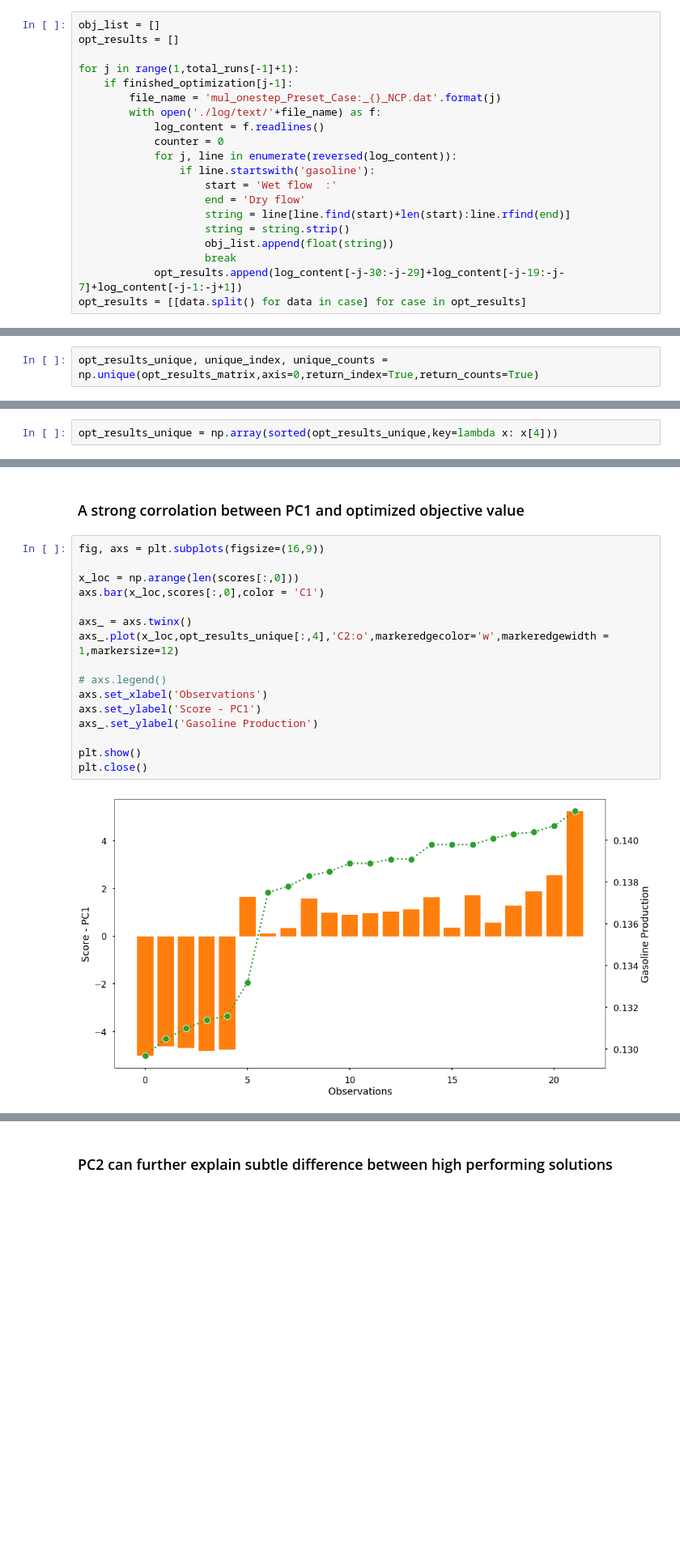
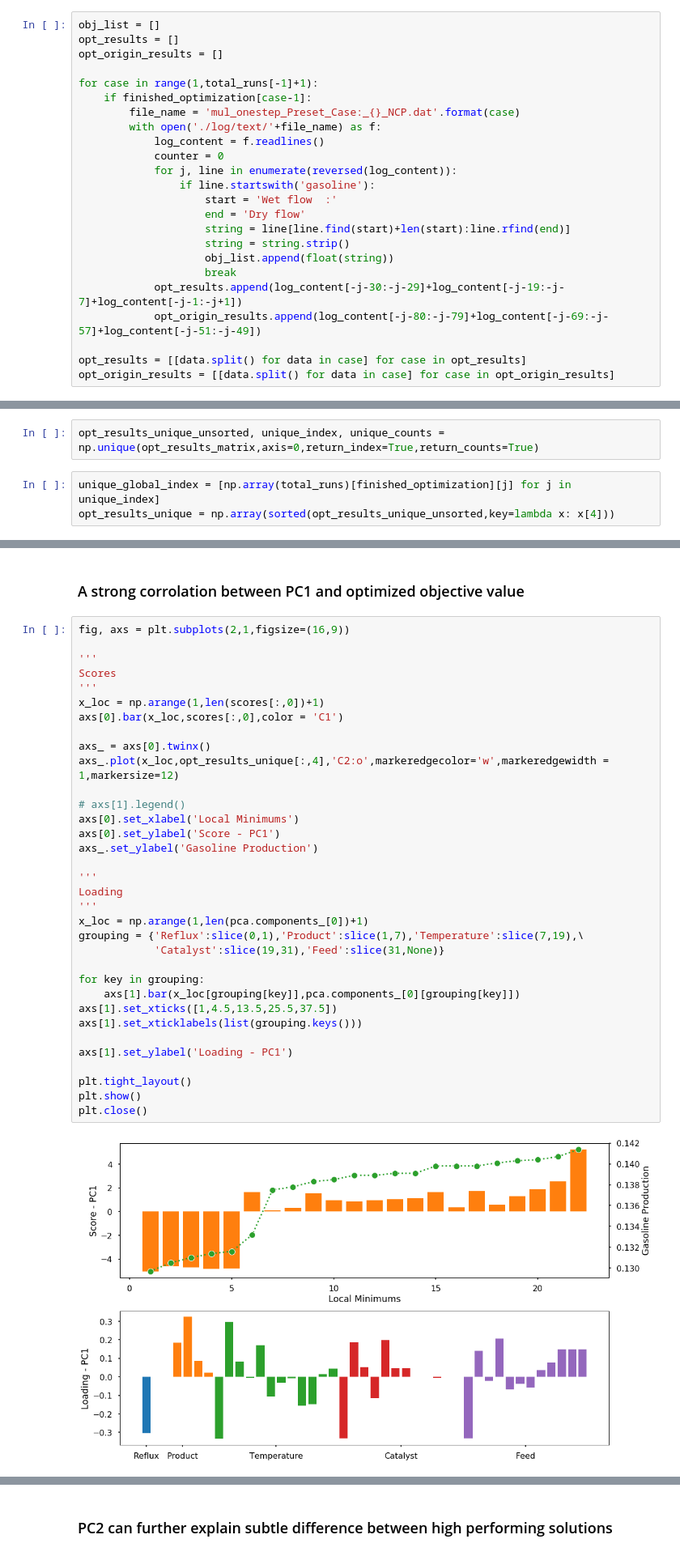
Before and after one commit to naienh/FT-Reactive-Distillation-Pyomo, a Jupyter notebook: showcase/3rd_level/Analysis.ipynb, the cells around one changed output, grey strips where cells are left out. Shown at 81% size. Cells and saved outputs as stored; diff of their text form; blank space fills up the shorter version.

```diff
--- a/showcase/3rd_level/Analysis.ipynb
+++ b/showcase/3rd_level/Analysis.ipynb
@@ -414,10 +414,11 @@ plt.show()
 # %%
 obj_list = []
 opt_results = []
+opt_origin_results = []
 
-for j in range(1,total_runs[-1]+1):
-    if finished_optimization[j-1]:
-        file_name = 'mul_onestep_Preset_Case:_{}_NCP.dat'.format(j)
+for case in range(1,total_runs[-1]+1):
+    if finished_optimization[case-1]:
+        file_name = 'mul_onestep_Preset_Case:_{}_NCP.dat'.format(case)
         with open('./log/text/'+file_name) as f:
             log_content = f.readlines()
             counter = 0
@@ -430,7 +431,10 @@ for j in range(1,total_runs[-1]+1):
                     obj_list.append(float(string))
                     break
             opt_results.append(log_content[-j-30:-j-29]+log_content[-j-19:-j-7]+log_content[-j-1:-j+1])
+            opt_origin_results.append(log_content[-j-80:-j-79]+log_content[-j-69:-j-57]+log_content[-j-51:-j-49])
+
 opt_results = [[data.split() for data in case] for case in opt_results]
+opt_origin_results = [[data.split() for data in case] for case in opt_origin_results]
 # %%
 fig, axs = plt.subplots(figsize=(16,9))
 y, bins, patches = axs.hist(obj_list,bins=50,histtype='bar',alpha=0.7)
@@ -457,3 +474,6 @@ opt_results_matrix = np.stack((
 # %%
-opt_results_unique, unique_index, unique_counts = np.unique(opt_results_matrix,axis=0,return_index=True,return_counts=True)
+opt_results_unique_unsorted, unique_index, unique_counts = np.unique(opt_results_matrix,axis=0,return_index=True,return_counts=True)
+# %%
+unique_global_index = [np.array(total_runs)[finished_optimization][j] for j in unique_index]
+opt_results_unique = np.array(sorted(opt_results_unique_unsorted,key=lambda x: x[4]))
 # %%
@@ -479,2 +500,0 @@ array([[ 0.1297,  1.    ],
-# %%
-opt_results_unique = np.array(sorted(opt_results_unique,key=lambda x: x[4]))
@@ -505,20 +583,38 @@ sum(pca.explained_variance_ratio_[:5])
 # %% [markdown]
 ### A strong corrolation between PC1 and optimized objective value
 # %%
-fig, axs = plt.subplots(figsize=(16,9))
+fig, axs = plt.subplots(2,1,figsize=(16,9))
 
-x_loc = np.arange(len(scores[:,0]))
-axs.bar(x_loc,scores[:,0],color = 'C1')
+'''
+Scores
+'''
+x_loc = np.arange(1,len(scores[:,0])+1)
+axs[0].bar(x_loc,scores[:,0],color = 'C1')
 
-axs_ = axs.twinx()
+axs_ = axs[0].twinx()
 axs_.plot(x_loc,opt_results_unique[:,4],'C2:o',markeredgecolor='w',markeredgewidth = 1,markersize=12)
 
-# axs.legend()
-axs.set_xlabel('Observations')
-axs.set_ylabel('Score - PC1')
+# axs[1].legend()
+axs[0].set_xlabel('Local Minimums')
+axs[0].set_ylabel('Score - PC1')
 axs_.set_ylabel('Gasoline Production')
 
+'''
+Loading
+'''
+x_loc = np.arange(1,len(pca.components_[0])+1)
+grouping = {'Reflux':slice(0,1),'Product':slice(1,7),'Temperature':slice(7,19),\
+            'Catalyst':slice(19,31),'Feed':slice(31,None)}
+
+for key in grouping:
+    axs[1].bar(x_loc[grouping[key]],pca.components_[0][grouping[key]])
+axs[1].set_xticks([1,4.5,13.5,25.5,37.5])
+axs[1].set_xticklabels(list(grouping.keys()))
+
+axs[1].set_ylabel('Loading - PC1')
+
+plt.tight_layout()
 plt.show()
 plt.close()
 # %% [output]
-[figure, old version]
+[figure, new version]
```
Also changed, not shown: parts of 23 cells of this notebook, 1 other file.
